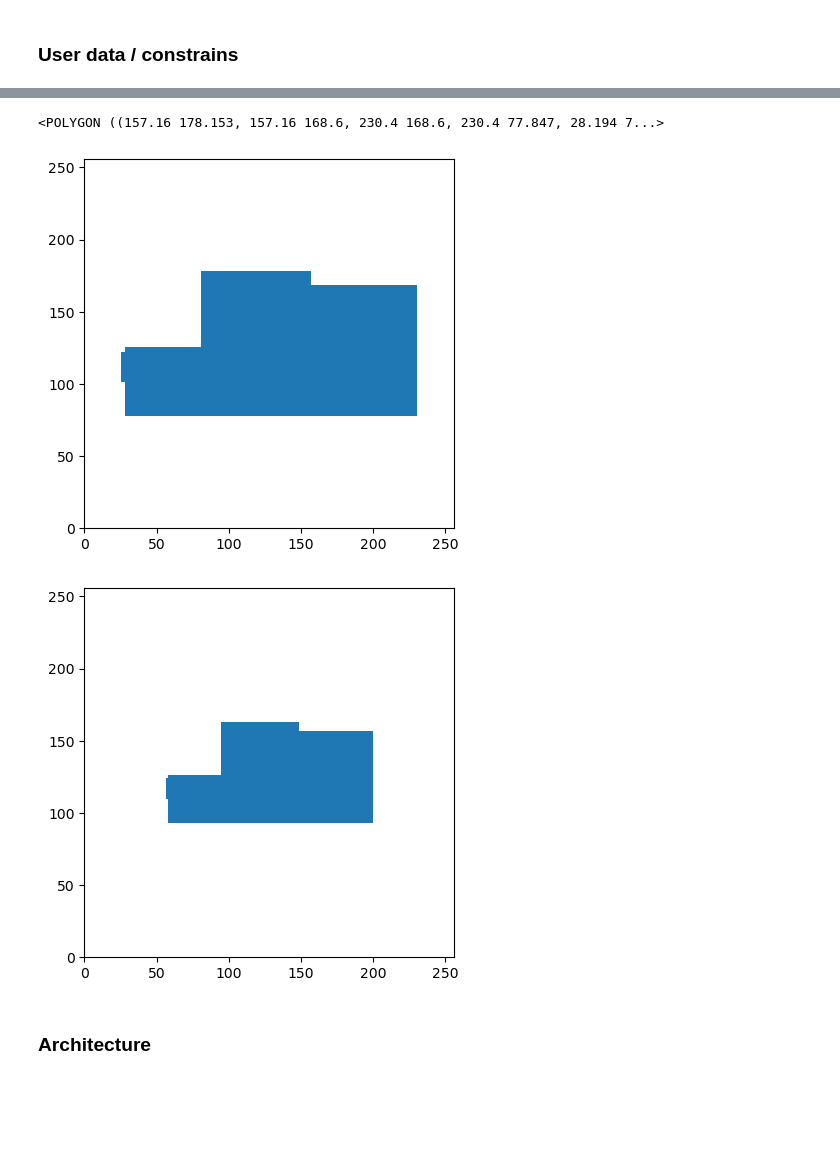
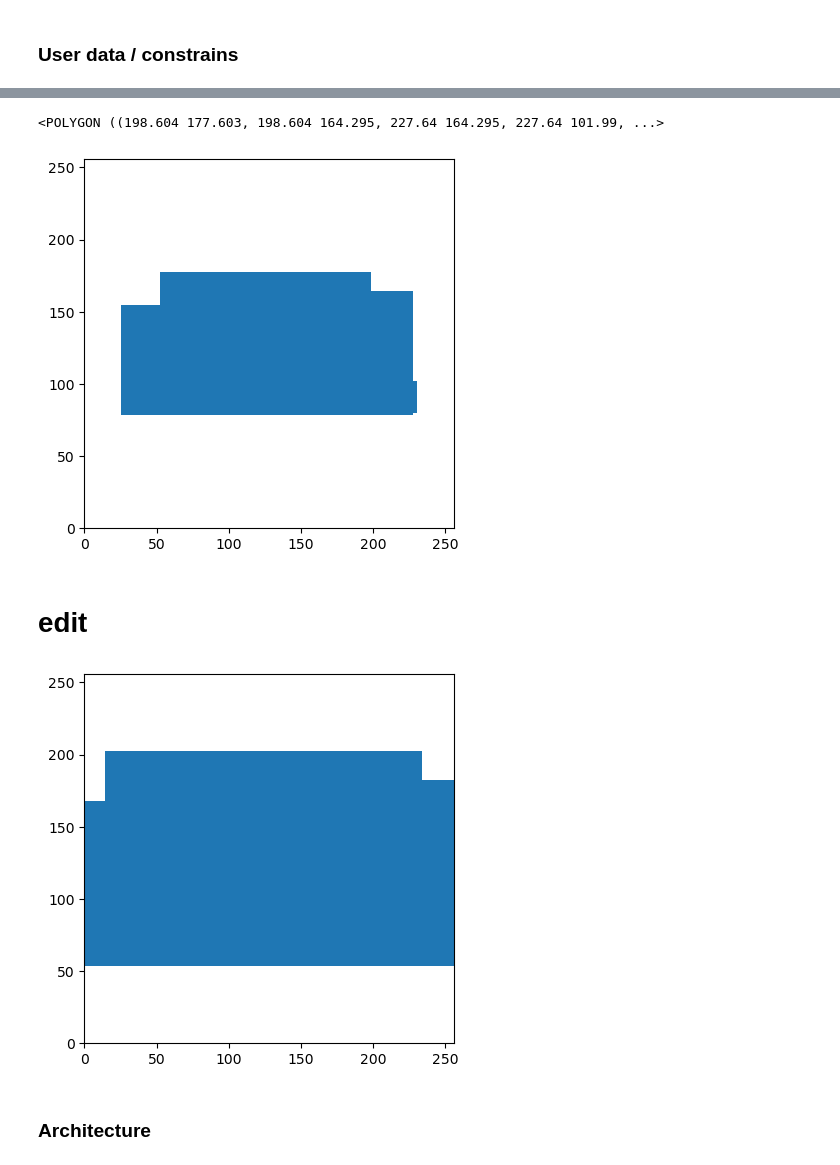
Before and after one commit to mo7amed7assan1911/Floor_Plan_Generation_using_GNNs, a Jupyter notebook: User_constrains_to_floor_plan.ipynb, the cells around one changed output, grey strips where cells are left out. Cells and saved outputs as stored; diff of their text form; code cells hidden in the pictures; blank space fills up the shorter version.

```diff
--- a/User_constrains_to_floor_plan.ipynb
+++ b/User_constrains_to_floor_plan.ipynb
@@ -276,16 +276,16 @@ def scale(x):
     return aff.scale(x, xfact=1, yfact=-1, origin=(128, 128))
 # %%
 # Data of the boundary of the floor plan
-boundary_wkt = "POLYGON ((80.7357319426007 77.84654847012683, 157.16003903574074 77.84654847012683, 157.16003903574074 87.39958685676936, 230.4 87.39958685676936, 230.4 178.15345152987317, 28.194020816066946 178.15345152987317, 28.194020816066946 130.38825959666062, 80.7357319426007 130.38825959666062, 80.7357319426007 77.84654847012683))"
-front_door_wkt = "POLYGON ((25.599999999999948 133.94369064624638, 25.599999999999948 154.6958571747822, 28.194020816066946 154.6958571747822, 28.194020816066946 133.94369064624638, 25.599999999999948 133.94369064624638))"
+boundary_wkt = "POLYGON ((105.44810944559121 78.39738655652667, 198.6042371321142 78.39738655652667, 198.6042371321142 91.70540479745854, 227.63991329414748 91.70540479745854, 227.63991329414748 177.60261344347333, 25.599999999999994 177.60261344347333, 25.599999999999994 101.38396351813626, 52.21603648186374 101.38396351813626, 52.21603648186374 78.39738655652667, 105.44810944559121 78.39738655652667))"
+front_door_wkt = "POLYGON ((230.4 176.09107942600446, 230.4 154.0103857791844, 227.63991329414748 154.0103857791844, 227.63991329414748 176.09107942600446, 230.4 176.09107942600446))"
 # Data of the inner rooms or bathrooms
-room_centroids  = [(192, 119), (120, 106)]
-bathroom_centroids = [(208, 163), (91, 100)]
-kitchen_centroids = [(100, 163)]
+room_centroids  = [(81, 105), (134, 105)]
+bathroom_centroids = [(40, 115), (101, 160)]
+# kitchen_centroids = [(100, 163)]
 
 room_centroids_1 = [scale(x) for x in room_centroids]
 bathroom_centroids_1 = [scale(x) for x in bathroom_centroids]
-kitchen_centroids_1 = [scale(x) for x in kitchen_centroids]
+# kitchen_centroids_1 = [scale(x) for x in kitchen_centroids]
 # %%
 G_pytorch.x
 # %% [output]
@@ -312,21 +312,23 @@ front_door_1 = scale(front_door)
 
 boundary_1 | front_door_1
 # %% [output]
-<POLYGON ((157.16 178.153, 157.16 168.6, 230.4 168.6, 230.4 77.847, 28.194 7...>
+<POLYGON ((198.604 177.603, 198.604 164.295, 227.64 164.295, 227.64 101.99, ...>
 # %%
 gpd.GeoSeries([boundary_1, front_door_1]).plot();
 plt.xlim(0, 256);
 plt.ylim(0, 256);
 # %% [output]
-[figure, old version]
+[figure, new version]
+# %% [markdown]
+# edit
 # %%
-factor = 0.7
+factor = 1.5
 boundary, door, bed_centroids, bath_centroids = scale_fp(boundary_1, front_door_1, room_centroids_1, bathroom_centroids_1, factor)
 gpd.GeoSeries([boundary, door]).plot();
 plt.xlim(0, 256);
 plt.ylim(0, 256);
 # %% [output]
-[figure, old version]
+[figure, new version]
 # %%
 room_centroids = [x.coords[0] for x in bed_centroids]
 bathroom_centroids = [x.coords[0] for x in bath_centroids]
```
Also changed, not shown: parts of 6 cells of this notebook.
